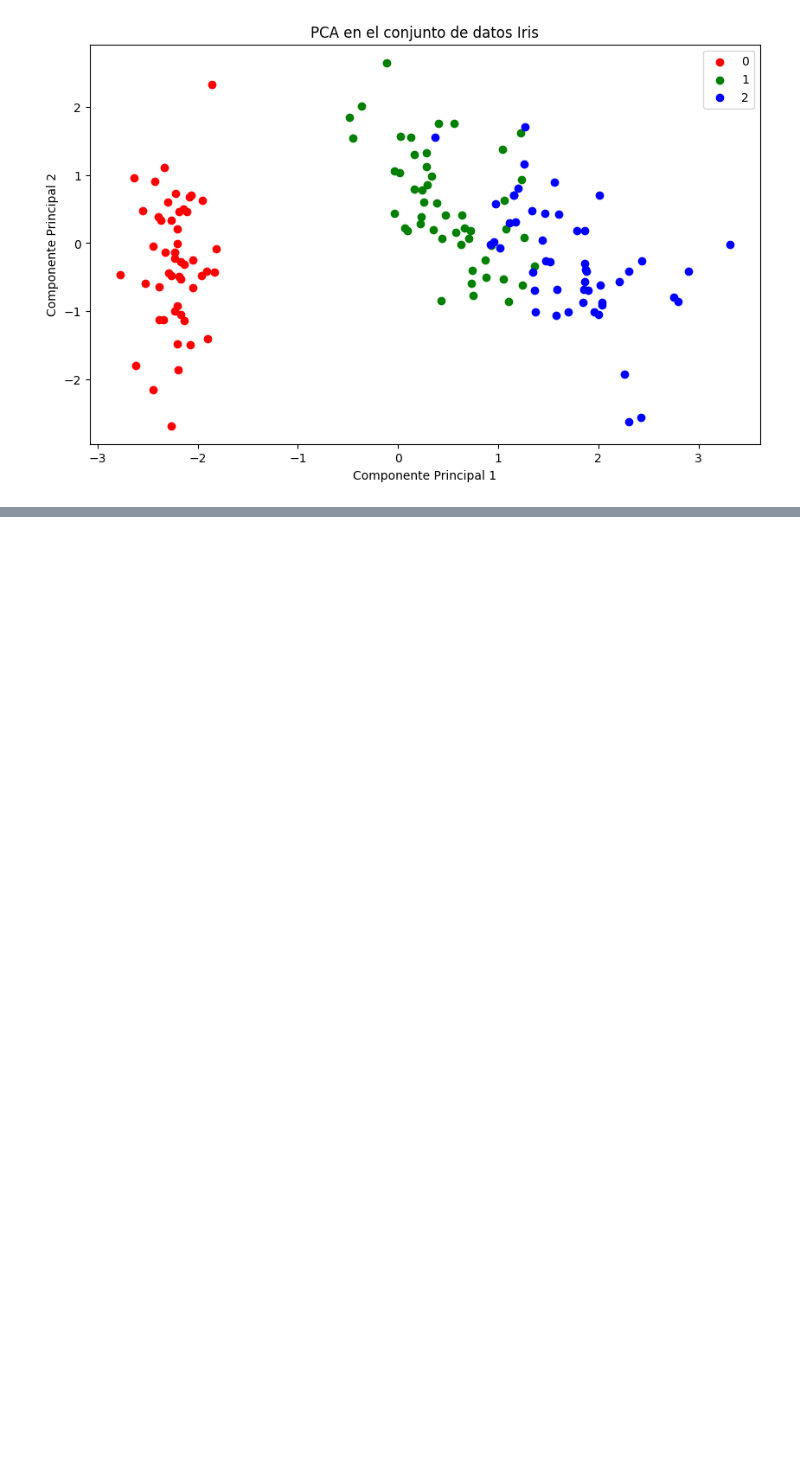
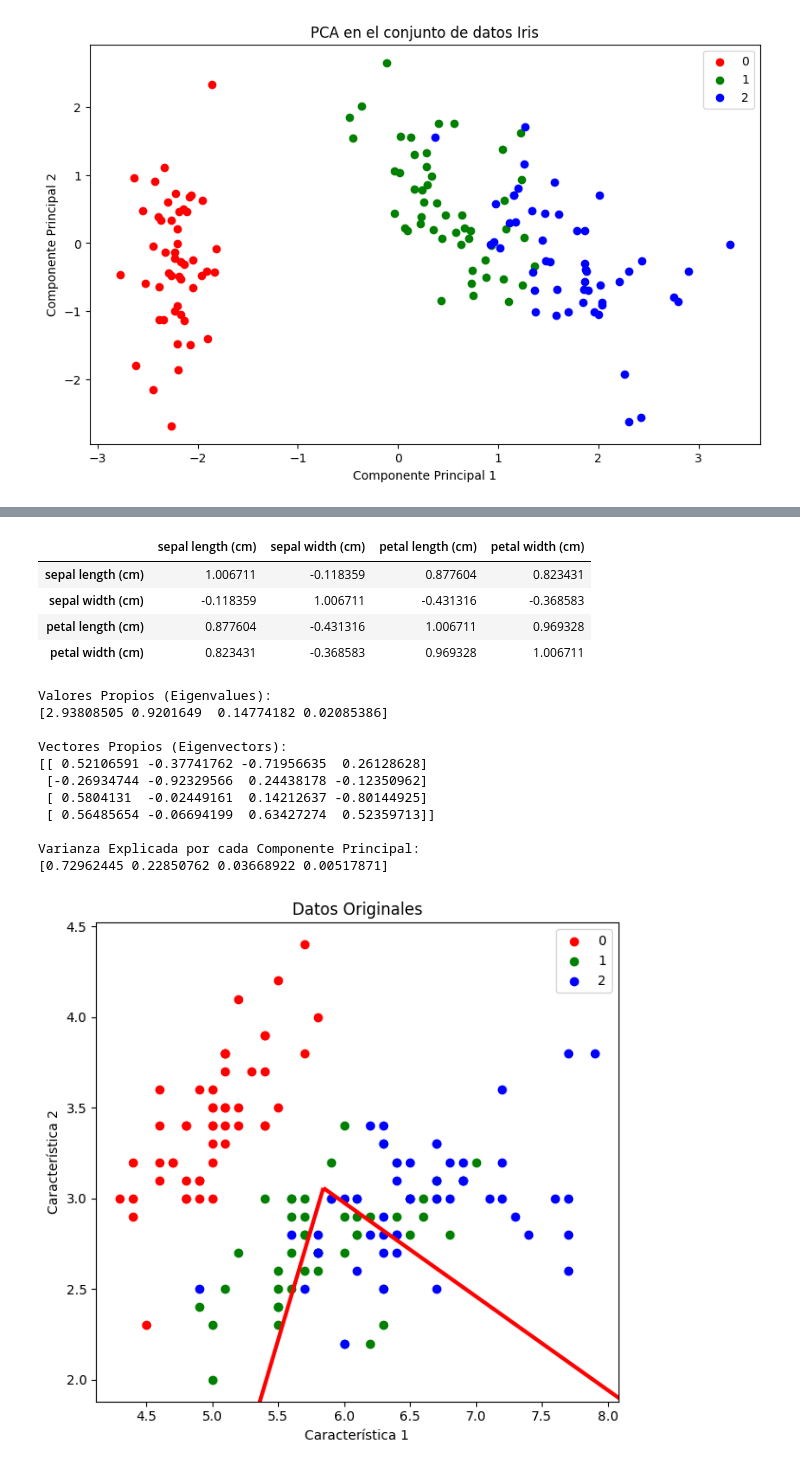
Before and after one commit to DiegoCastr00/Machine_Learning, a Jupyter notebook: Practica_3_PCA/iris.ipynb, the cells around one changed output, grey strips where cells are left out. Cells and saved outputs as stored; diff of their text form; code cells hidden in the pictures; blank space fills up the shorter version.

```diff
--- a/Practica_3_PCA/iris.ipynb
+++ b/Practica_3_PCA/iris.ipynb
@@ -214,0 +186,76 @@ plt.show()
+# %%
+import numpy as np
+import pandas as pd
+import matplotlib.pyplot as plt
+from sklearn.datasets import load_iris
+from sklearn.preprocessing import StandardScaler
+
+# Cargar el conjunto de datos Iris
+iris = load_iris()
+X = iris.data
+y = iris.target
+feature_names = iris.feature_names
+
+# Estandarizar los datos (opcional pero recomendado para PCA)
+scaler = StandardScaler()
+X_scaled = scaler.fit_transform(X)
+
+# Visualizar los datos originales en un gráfico de dispersión en 2D
+plt.figure(figsize=(12, 6))
+plt.subplot(1, 2, 1)
+for target, color in zip(np.unique(y), ['r', 'g', 'b']):
+    indices_to_keep = y == target
+    plt.scatter(X[indices_to_keep, 0], X[indices_to_keep, 1], c=color, label=target)
+plt.xlabel('Característica 1')
+plt.ylabel('Característica 2')
+plt.title('Datos Originales')
+
+# Aplicar PCA
+cov_matrix = np.cov(X_scaled, rowvar=False)
+iris_covmat = pd.DataFrame(data=cov_matrix, columns=iris.feature_names)
+iris_covmat.index = iris.feature_names
+display(iris_covmat)
+
+eigenvalues, eigenvectors = np.linalg.eig(cov_matrix)
+print("Valores Propios (Eigenvalues):")
+print(eigenvalues)
+print("\nVectores Propios (Eigenvectors):")
+print(eigenvectors)
+
+sorted_indices = np.argsort(eigenvalues)[::-1]
+eigenvalues = eigenvalues[sorted_indices]
+eigenvectors = eigenvectors[:, sorted_indices]
+num_components = 2
+top_eigenvectors = eigenvectors[:, :num_components]
+X_pca = X_scaled.dot(top_eigenvectors)
+
+# Calcular la varianza explicada
+explained_variance_ratio = eigenvalues / np.sum(eigenvalues)
+print("\nVarianza Explicada por cada Componente Principal:")
+print(explained_variance_ratio)
+
+# Graficar las flechas de Eigenvectors escaladas por Eigenvalues en el primer subplot (Datos Originales)
+for i in range(num_components):
+    plt.quiver(np.mean(X[:, 0]), np.mean(X[:, 1]), eigenvectors[0, i], eigenvectors[1, i], angles='xy', scale_units='xy', scale=0.2, color='red')
+
+plt.legend()
+plt.tight_layout()
+plt.show()
+# %% [output]
+|  | sepal length (cm) | sepal width (cm) | petal length (cm) | petal width (cm) |
+| sepal length (cm) | 1.006711 | -0.118359 | 0.877604 | 0.823431 |
+| sepal width (cm) | -0.118359 | 1.006711 | -0.431316 | -0.368583 |
+| petal length (cm) | 0.877604 | -0.431316 | 1.006711 | 0.969328 |
+| petal width (cm) | 0.823431 | -0.368583 | 0.969328 | 1.006711 |
+Valores Propios (Eigenvalues):
+[2.93808505 0.9201649  0.14774182 0.02085386]
+
+Vectores Propios (Eigenvectors):
+[[ 0.52106591 -0.37741762 -0.71956635  0.26128628]
+ [-0.26934744 -0.92329566  0.24438178 -0.12350962]
+ [ 0.5804131  -0.02449161  0.14212637 -0.80144925]
+ [ 0.56485654 -0.06694199  0.63427274  0.52359713]]
+
+Varianza Explicada por cada Componente Principal:
+[0.72962445 0.22850762 0.03668922 0.00517871]
+[figure, added]
```
Also changed, not shown: parts of 1 cell of this notebook.
